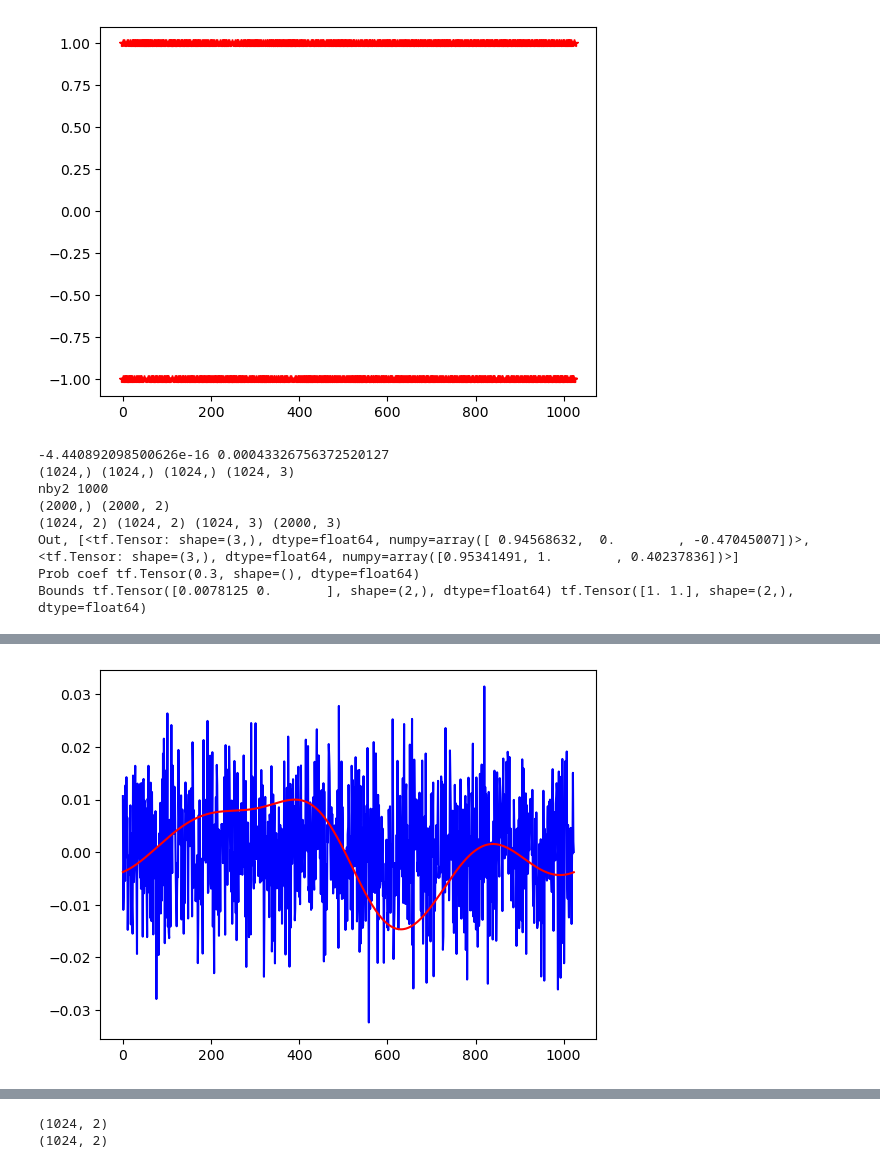
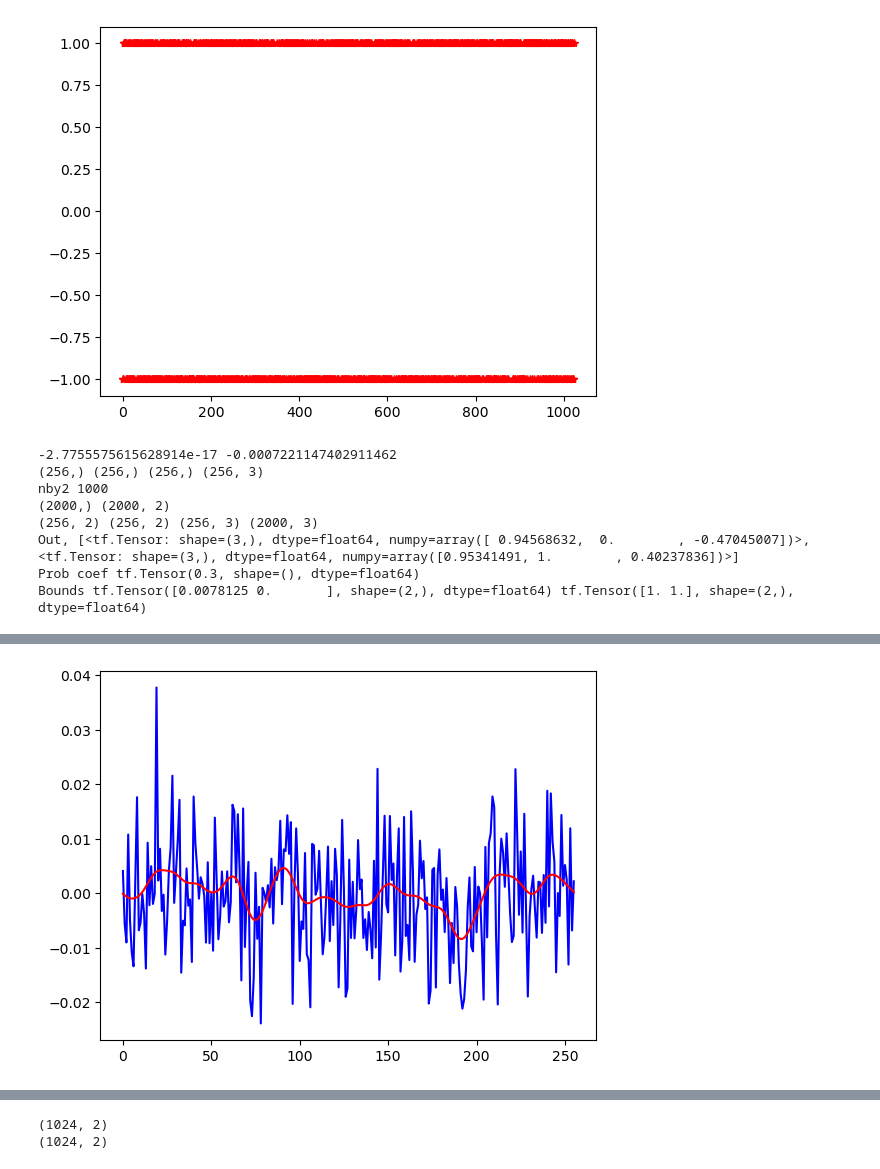
Before and after one commit to manu0x/pyGP_fields, a Jupyter notebook: TF_PINNs/SP_1d.ipynb, the cells around one changed output, grey strips where cells are left out. Saved outputs shown, nothing was run; the diff lists cells and outputs as text; code cells hidden in the pictures.

```diff
--- a/TF_PINNs/SP_1d.ipynb
+++ b/TF_PINNs/SP_1d.ipynb
@@ -75,7 +75,7 @@ def load_psi_hdf5(file_name,n,use_zeldo=1):
 def Hfunc(a,omega_m0,a0=1.0):
     return( np.sqrt(omega_m0*(a0/a)*(a0/a)*(a0/a) + (1.0 - omega_m0))    )
 # %%
-N = 1024
+N = 256
 
 L = 1.0
 dx = tf.constant(L/N,dtype=DTYPE)
@@ -198,7 +198,7 @@ def ini_del(dom,n,pk,sigk):
     fu[0]=0.0+0.0j
 
     ifu =  np.real(np.fft.ifftn(fu,fu.shape))
-    ifu = 0.01*ifu/np.max(ifu)
+    #ifu = 0.01*ifu/np.max(ifu)
 
     plt.plot(u,"b")
     plt.plot(ifu,"r")
@@ -207,12 +207,38 @@ def ini_del(dom,n,pk,sigk):
     return ifu,np.square(kfac)
 
 
-iu,kf = ini_del(dom,N,pk,10.0)
+iu,kf = ini_del(dom,N,pk,50.0)
 
 def ini_psiFromdel(ini_del,om,ai):
     psi_r = np.sqrt(1.0+ini_del)
     psi_r = np.sqrt(3.0*om)*psi_r
     psi_i = tf.zeros_like(psi_r)
+
+    u2 = np.square(psi_r)+np.square(psi_i)
+    vrhs = 0.5*(u2-np.mean(u2))/kppa
+    dlt = (u2-np.mean(u2))/(3.0*om)
+    vrhsft = -np.fft.fftn(vrhs,vrhs.shape)/xi2
+    vrhsft[0] = 0.0+0.0*1j
+    V = (np.fft.ifftn(vrhsft,vrhsft.shape))/(ai*ai*Hfunc(ai,om));
+
+    psiV = np.stack([psi_r,psi_i,V],axis=-1)
+
+    print(psi_r.shape,psi_i.shape,V.shape,psiV.shape)
+
+
+
+    x = tf.linspace(tf.constant(0.0,dtype=DTYPE),L,N)
+    t = ai*tf.ones_like(x)
+
+    d_ini = tf.stack([t,x],axis=-1)
+
+    return d_ini,tf.constant(psiV,dtype=DTYPE)
+
+def ini_psiVfrompsi(fp,om,ai):
+    psi_ini = np.load(fp)
+    psi_r = np.real(psi_ini)
+
+    psi_i =  np.imag(psi_ini)
 
     u2 = np.square(psi_r)+np.square(psi_i)
     vrhs = 0.5*(u2-np.mean(u2))/kppa
@@ -244,5 +270,5 @@ def plot_pk(u,pk):
     #plt.plot(xi,fu2,"r")
     #plt.plot(xi,pkk,"b")
 
-plot_pk(iu,pk)
+#plot_pk(iu,pk)
 # %% [output]
@@ -410,13 +436,14 @@ class SP1(PINN):
 # %%
 #Beq.model.compile(loss='mse',optimizer=optim1)
 # %%
-sigk = 10.0
+sigk = 50.0
 
 
 ini_d,pkval = ini_del(dom,N,pk,sigk)
 
 
-x_i,f_i = ini_psiFromdel(ini_d,omega_m0,ai)
+#x_i,f_i = ini_psiFromdel(ini_d,omega_m0,ai)
+x_i,f_i = ini_psiVfrompsi("/Users/rajvanmp/station_X/pyGP_fields/psi_ini.npy",omega_m0,ai)
 x_b,f_b = get_prd_on_ini(2000,x_i,f_i)
 
 print(x_i.shape,x_i.shape,f_i.shape,f_b.shape)
@@ -455,13 +482,13 @@ sp.ready_model(optim1)
 
     #h=sp.model.fit(x_bndry,f_bndry_norm,epochs=1,verbose=0)
 
-#losses,best_params = sp.train(x_dom,x_bndry,f_bndry_norm,x_prd ,n_epochs =30000)
+losses,best_params = sp.train(x_dom,x_bndry,f_bndry_norm,x_prd ,n_epochs =10000)
 # %% [output]
--4.440892098500626e-16 0.00043326756372520127
-(1024,) (1024,) (1024,) (1024, 3)
+-2.7755575615628914e-17 -0.0007221147402911462
+(256,) (256,) (256,) (256, 3)
 nby2 1000
 (2000,) (2000, 2)
-(1024, 2) (1024, 2) (1024, 3) (2000, 3)
+(256, 2) (256, 2) (256, 3) (2000, 3)
 Out, [<tf.Tensor: shape=(3,), dtype=float64, numpy=array([ 0.94568632,  0.        , -0.47045007])>, <tf.Tensor: shape=(3,), dtype=float64, numpy=array([0.95341491, 1.        , 0.40237836])>]
 Prob coef tf.Tensor(0.3, shape=(), dtype=float64)
 Bounds tf.Tensor([0.0078125 0.       ], shape=(2,), dtype=float64) tf.Tensor([1. 1.], shape=(2,), dtype=float64)
@@ -468,2 +512,2 @@ Bounds tf.Tensor([0.0078125 0.       ], shape=(2,), dtype=float64) tf.Tensor([1.
-[figure, old version]
+[figure, new version]
 # %%
```
Also changed, not shown: parts of 11 cells of this notebook.
